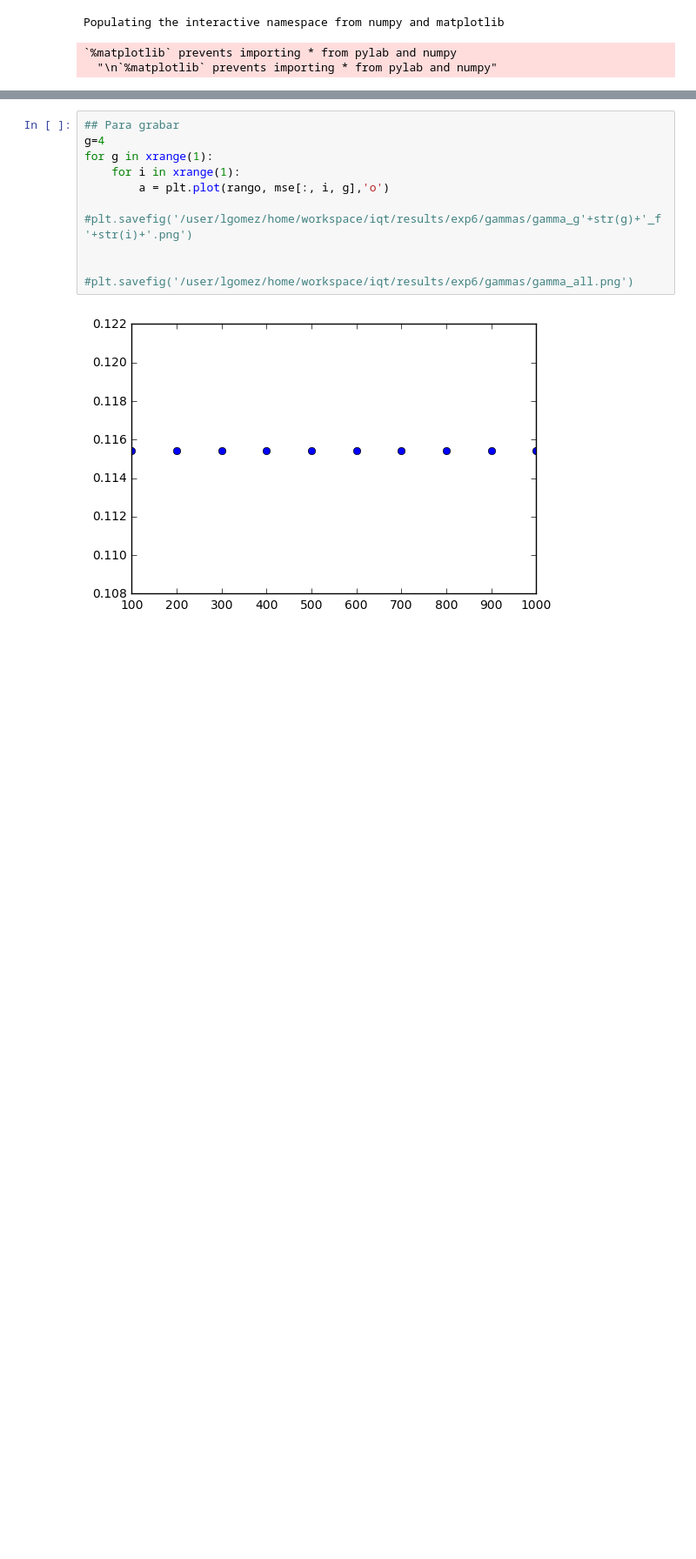
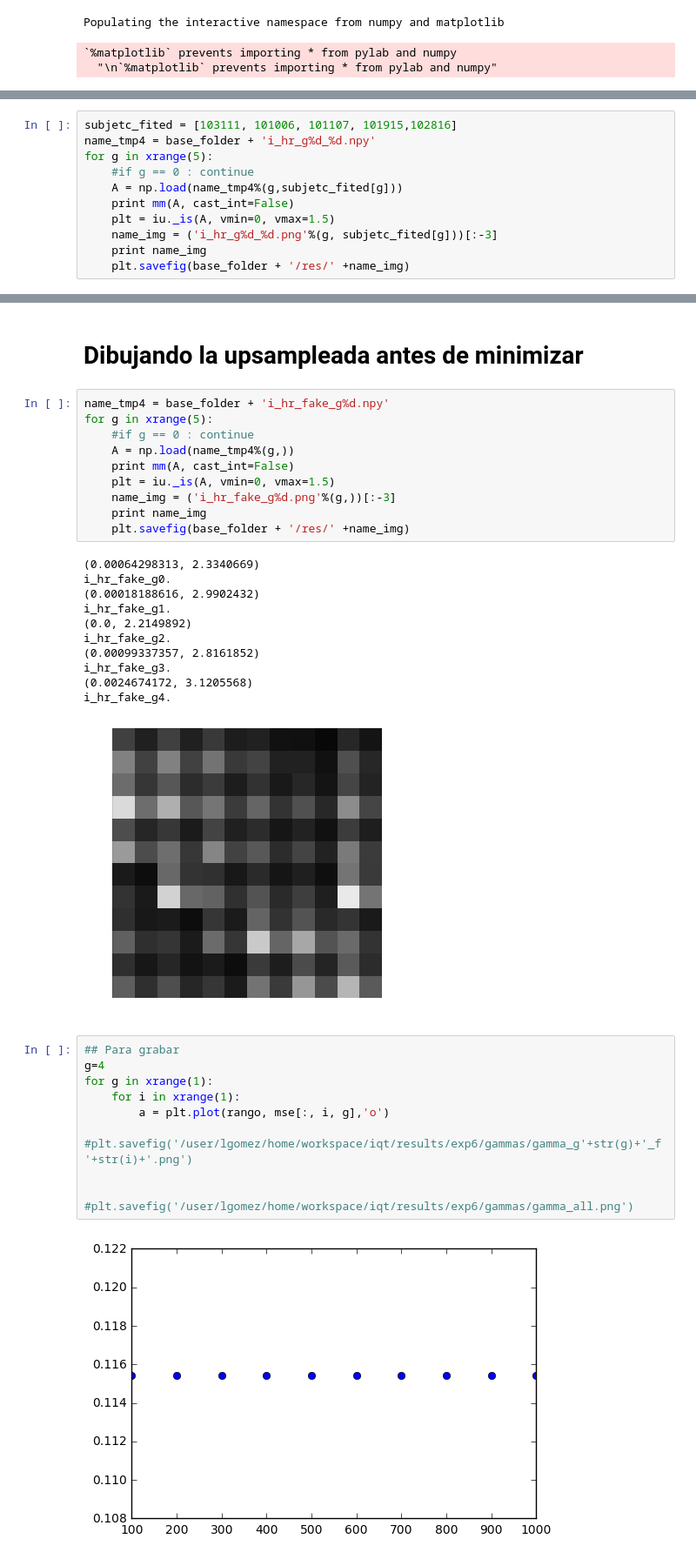
Before and after one commit to egomezsumma/iqt, a Jupyter notebook: Reconstruc min parameters.ipynb, the cells around one changed output, grey strips where cells are left out. Shown at 87% size. Drawn from its saved outputs; the diff is of its cells as text; blank space fills up the shorter version.

```diff
--- a/Reconstruc min parameters.ipynb
+++ b/Reconstruc min parameters.ipynb
@@ -232,0 +272,11 @@ dir ./results/exp6pixel/f1/lamda.201610172354/res/ created!
+# %%
+subjetc_fited = [103111, 101006, 101107, 101915,102816]
+name_tmp4 = base_folder + 'i_hr_g%d_%d.npy'
+for g in xrange(5):
+    #if g == 0 : continue
+    A = np.load(name_tmp4%(g,subjetc_fited[g]))
+    print mm(A, cast_int=False)
+    plt = iu._is(A, vmin=0, vmax=1.5)
+    name_img = ('i_hr_g%d_%d.png'%(g, subjetc_fited[g]))[:-3]
+    print name_img
+    plt.savefig(base_folder + '/res/' +name_img)
@@ -233,3 +295,27 @@ dir ./results/exp6pixel/f1/lamda.201610172354/res/ created!
+# %% [markdown]
+# Dibujando la upsampleada antes de minimizar
+# %%
+name_tmp4 = base_folder + 'i_hr_fake_g%d.npy'
+for g in xrange(5):
+    #if g == 0 : continue
+    A = np.load(name_tmp4%(g,))
+    print mm(A, cast_int=False)
+    plt = iu._is(A, vmin=0, vmax=1.5)
+    name_img = ('i_hr_fake_g%d.png'%(g,))[:-3]
+    print name_img
+    plt.savefig(base_folder + '/res/' +name_img)
+# %% [output]
+(0.00064298313, 2.3340669)
+i_hr_fake_g0.
+(0.00018188616, 2.9902432)
+i_hr_fake_g1.
+(0.0, 2.2149892)
+i_hr_fake_g2.
+(0.00099337357, 2.8161852)
+i_hr_fake_g3.
+(0.0024674172, 3.1205568)
+i_hr_fake_g4.
+[figure, added]
 # %%
 ## Para grabar
 g=4
```
Also changed, not shown: parts of 14 cells of this notebook, 4 other files.
